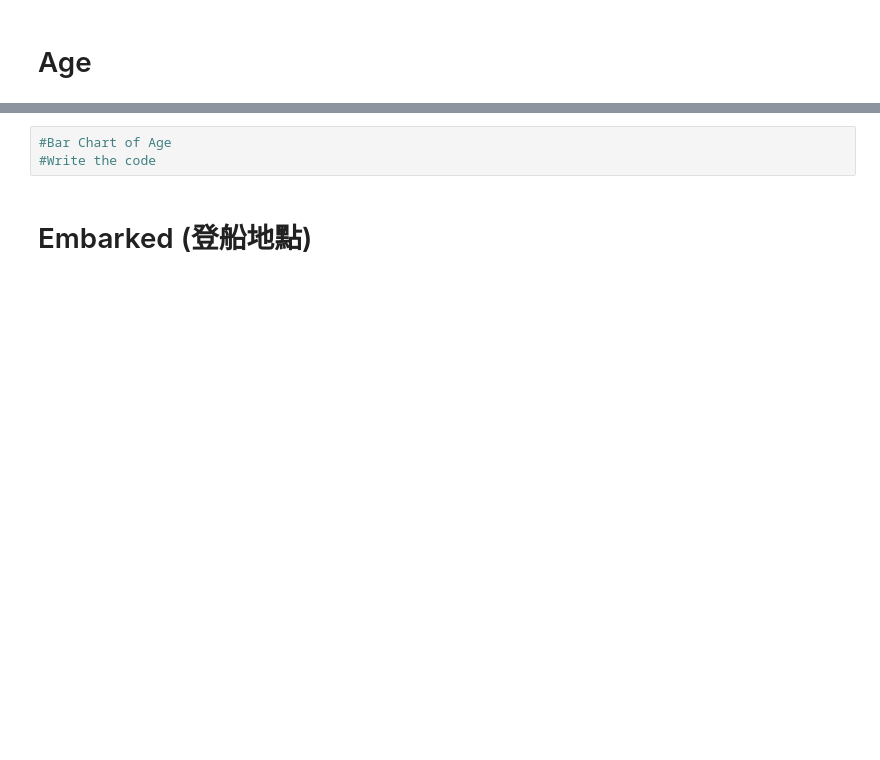
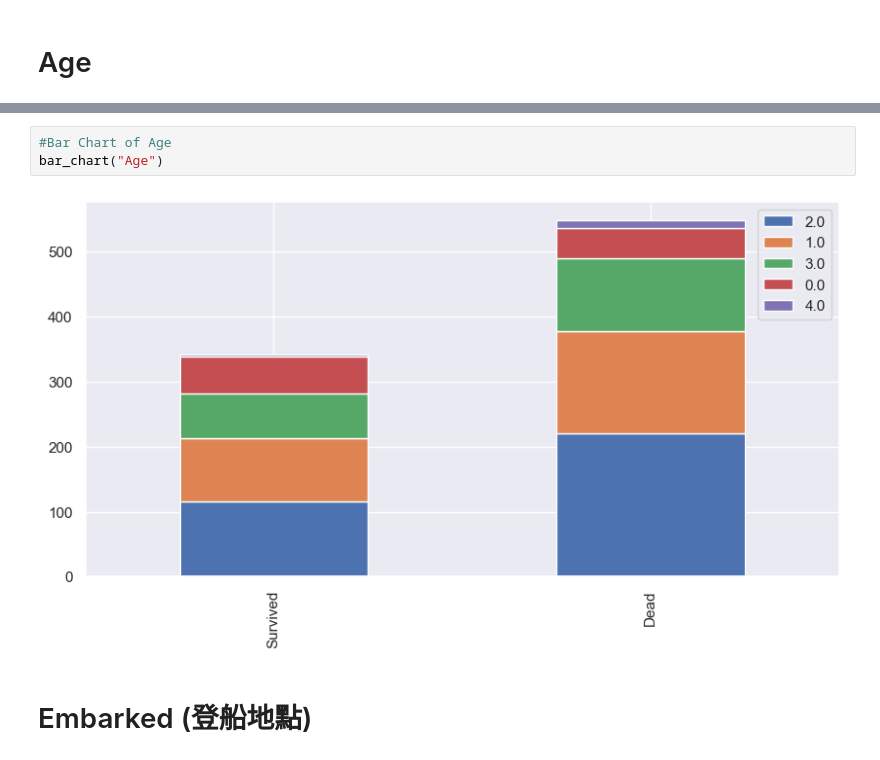
Before and after one commit to KaiTung/NCU_111_ML, a Jupyter notebook: 111-1機器學習/Week8/ToStudents/Lab-DNN-Titanic/DNN-ToStudents.ipynb, the cells around one changed output, grey strips where cells are left out. Drawn from its saved outputs; the diff is of its cells as text; blank space fills up the shorter version.

```diff
--- a/111-1機器學習/Week8/ToStudents/Lab-DNN-Titanic/DNN-ToStudents.ipynb
+++ b/111-1機器學習/Week8/ToStudents/Lab-DNN-Titanic/DNN-ToStudents.ipynb
@@ -194,6 +275,8 @@ dataset.head()
 # %%
 #Bar Chart of Age
-#Write the code
+bar_chart("Age")
+# %% [output]
+[figure, added]
 # %% [markdown]
 # Embarked (登船地點)
 # %%
```
Also changed, not shown: parts of 46 cells of this notebook, 1 other file.
